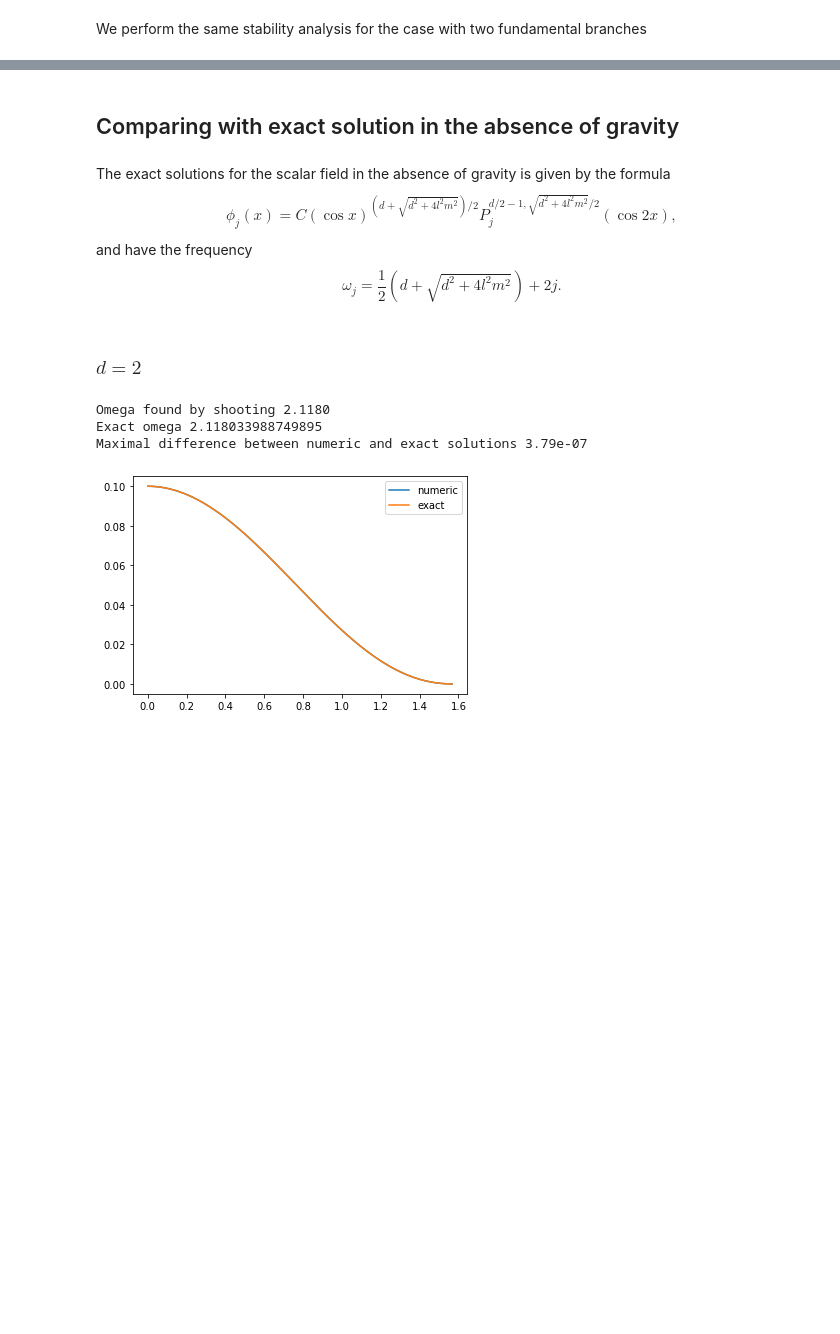
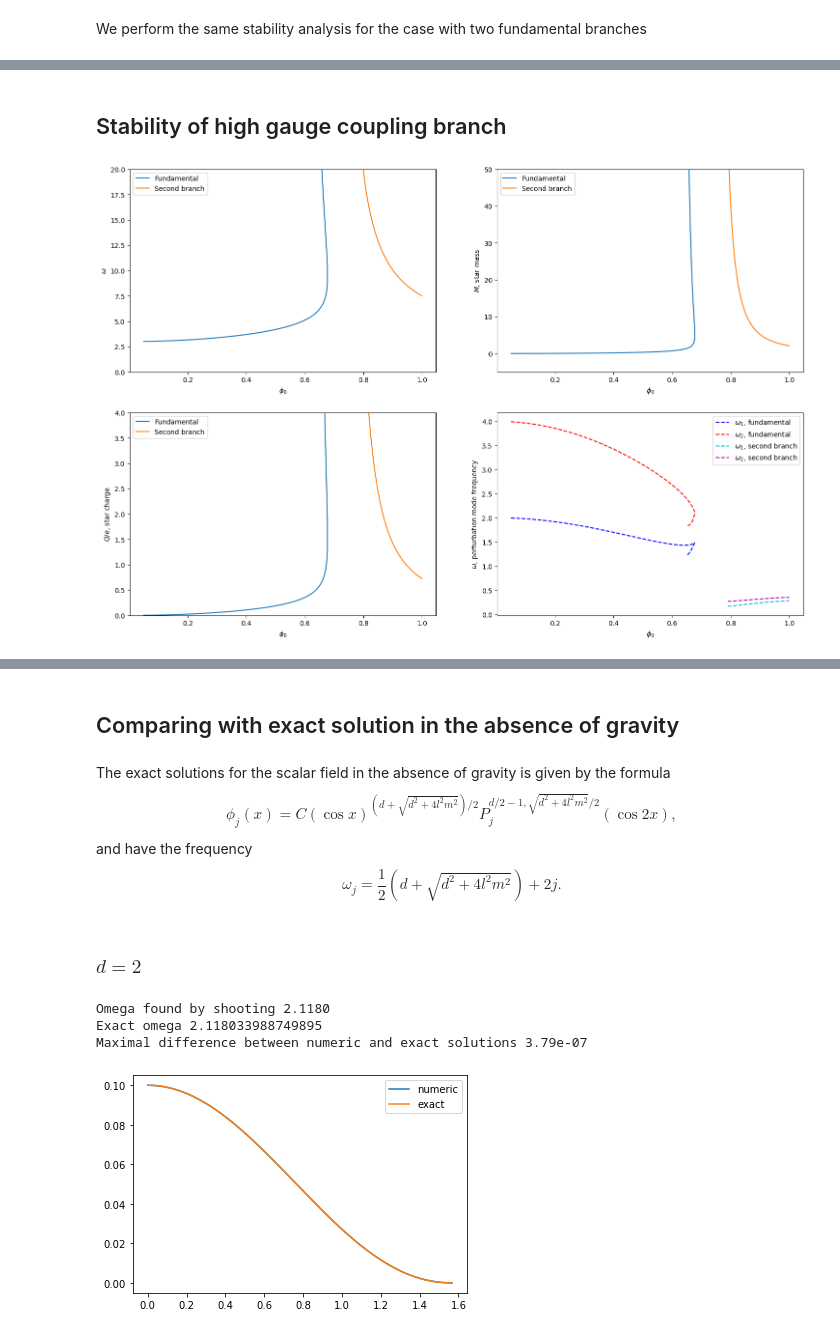
Before and after one commit to sukhovn/AdS_BS_shooting, a Jupyter notebook: BoseStar.ipynb, the cells around one changed output, grey strips where cells are left out. Saved outputs shown, nothing was run; the diff lists cells and outputs as text; code cells hidden in the pictures; blank space fills up the shorter version.

Commit message:
Added high coupling analysis and minor modifications

```diff
--- a/BoseStar.ipynb
+++ b/BoseStar.ipynb
@@ -878,3 +927,5 @@ plt.savefig(plots_directory + '/precrossing_with_mode_frequencies.png', dpi=300)
 plt.show()
 # %% [output]
 [figure]
+# %% [markdown]
+## Stability of high gauge coupling branch
@@ -880,0 +944,55 @@ plt.show()
+# %%
+zero_branch_phi = np.r_[tracer_zero.phi0_values,tracer_zero_p1.phi0_values,tracer_zero_p2.phi0_values[::-1]]
+zero_branch_omega = np.r_[tracer_zero.omega_values,tracer_zero_p1.omega_values,tracer_zero_p2.omega_values[::-1]]
+zero_branch_star_mass = np.r_[tracer_zero.star_mass_values,tracer_zero_p1.star_mass_values,tracer_zero_p2.star_mass_values[::-1]]
+zero_branch_star_charge = np.r_[tracer_zero.star_charge_values,tracer_zero_p1.star_charge_values,tracer_zero_p2.star_charge_values[::-1]]
+zero_branch_frequency_values = np.vstack((tracer_zero.frequency_values,tracer_zero_p1.frequency_values,tracer_zero_p2.frequency_values[::-1]))
+# %%
+phi0_ranges = [(0.79, 0.805, 5), (0.81, 0.82, 3), (0.825, 0.84, 3), (0.85, 0.87, 3), (0.87, 0.885, 4), (0.89, 0.91, 5),
+               (0.915, 0.94, 5), (0.95, 0.97, 3), (0.98, 1.0, 3)]
+omega_ranges = [(0.3, 0.6), (0.4, 1.0), (0.5, 1.0), (0.7, 1.5), (0.8, 1.5), (1.0, 1.5), (1.2, 1.8), (1.5, 2.5), (1.8, 2.5)]
+
+tracer_one = Tracer(d=3, l=1.0, el=3.0, kappa=1.0, mass=0.0, xrange=[0.001, 1.5], pert_frequencies=3, pert_npoints=52)
+tracer_one.manual_trace(phi0_ranges, omega_ranges)
+#Throwing away unphysical modes
+mask = tracer_one.frequency_values[:,0] < 0
+tracer_one.frequency_values[mask,:2] = tracer_one.frequency_values[mask,1:]
+# %%
+fig = plt.figure(figsize=(18,12))
+
+ax = fig.add_subplot(221)
+ax.set_xlabel('$\\phi_0$')
+ax.set_ylabel('$\\omega$')
+ax.plot(zero_branch_phi, zero_branch_omega, label='Fundamental')
+ax.plot(tracer_one.phi0_values, tracer_one.omega_values, label='Second branch')
+ax.set_ylim(0,20.0)
+ax.legend()
+
+ax = fig.add_subplot(222)
+ax.set_xlabel('$\\phi_0$')
+ax.set_ylabel('$M$, star mass')
+ax.plot(zero_branch_phi, zero_branch_star_mass, label='Fundamental')
+ax.plot(tracer_one.phi0_values, tracer_one.star_mass_values, label='Second branch')
+ax.set_ylim(-5,50.0)
+ax.legend()
+
+ax = fig.add_subplot(223)
+ax.set_xlabel('$\\phi_0$')
+ax.set_ylabel('$Q/e$, star charge')
+ax.plot(zero_branch_phi, zero_branch_star_charge, label='Fundamental')
+ax.plot(tracer_one.phi0_values, tracer_one.star_charge_values, label='Second branch')
+ax.set_ylim(0,4.0)
+ax.legend()
+
+ax = fig.add_subplot(224)
+ax.set_xlabel('$\\phi_0$')
+ax.set_ylabel('$\\omega$, perturbation mode frequency')
+ax.plot(zero_branch_phi, np.sqrt(zero_branch_frequency_values[:,0]), 'b--', label='$\\omega_1$, fundamental')
+ax.plot(zero_branch_phi, np.sqrt(zero_branch_frequency_values[:,1]), 'r--', label='$\\omega_2$, fundamental')
+ax.plot(tracer_one.phi0_values, np.sqrt(tracer_one.frequency_values[:,0]), 'c--', label='$\\omega_1$, second branch')
+ax.plot(tracer_one.phi0_values, np.sqrt(tracer_one.frequency_values[:,1]), 'm--', label='$\\omega_2$, second branch')
+ax.legend()
+
+plt.show()
+# %% [output]
+[figure, added]
```
Also changed, not shown: parts of 19 cells of this notebook, 4 other files.
